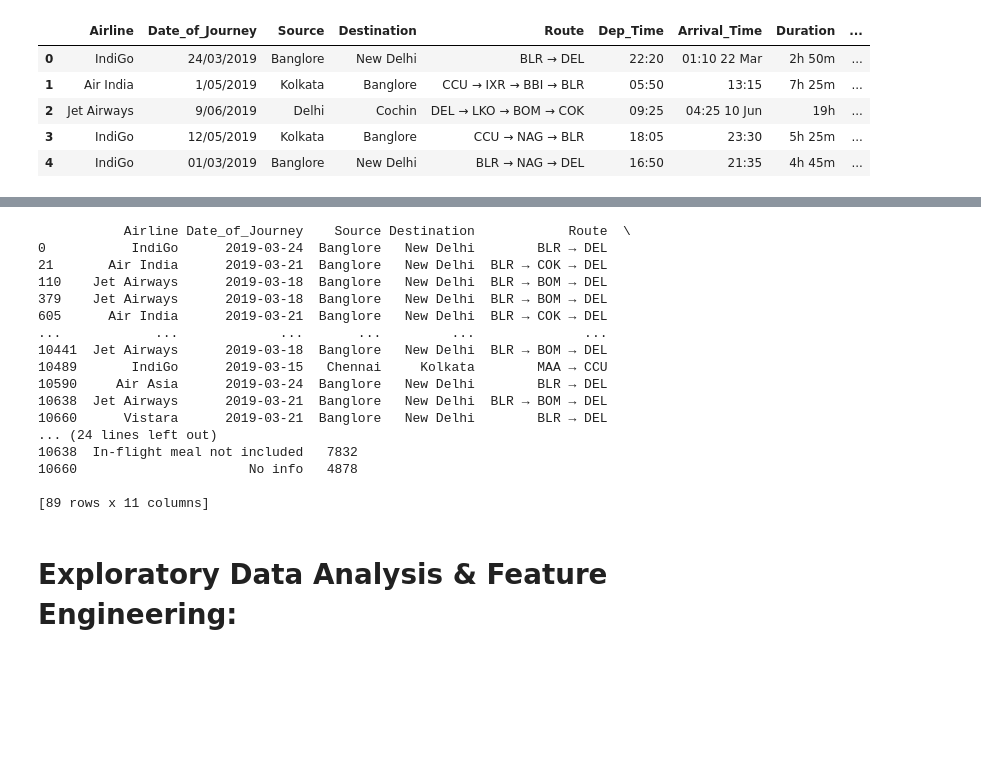
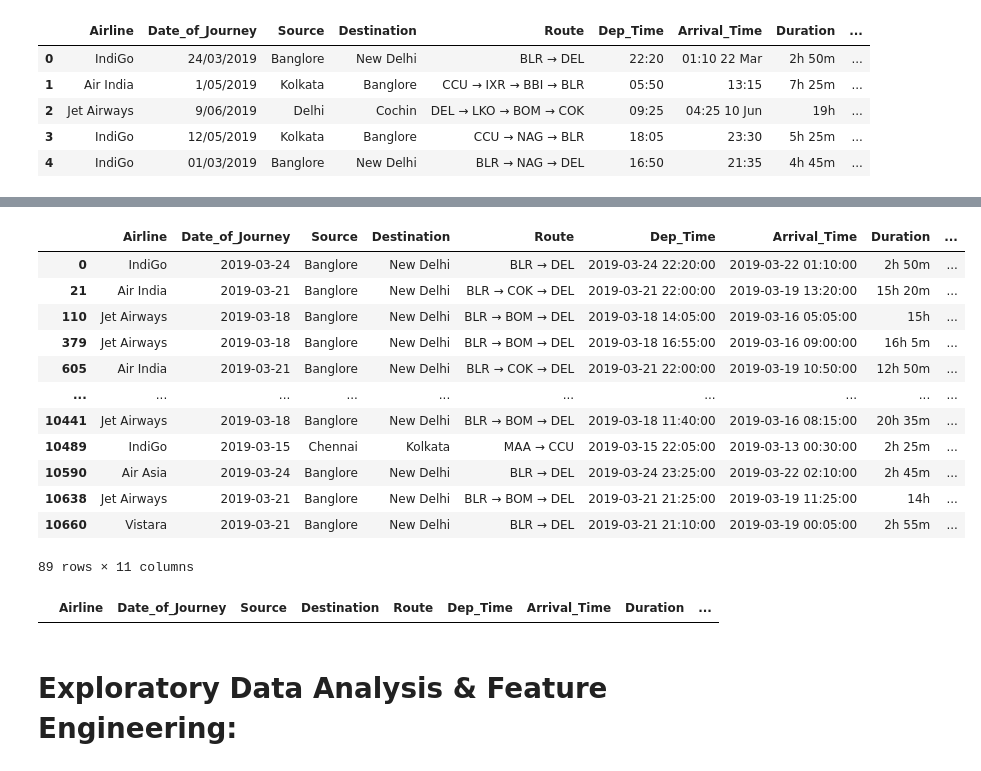
Before and after one commit to mehmetakifkoz/Flight-Ticket-Price-Predictor, a Jupyter notebook: FTTP.ipynb, the cells around one changed output, grey strips where cells are left out. Drawn from its saved outputs; the diff is of its cells as text; code cells hidden in the pictures; blank space fills up the shorter version.

```diff
--- a/FTTP.ipynb
+++ b/FTTP.ipynb
@@ -202,24 +145,0 @@ data.head()
-# %%
-# Filter records where Arrival_Time is earlier than Date_of_Journey
-records_with_wrong_time = data[data["Arrival_Time"] < data["Date_of_Journey"]]
-
-# Display the list of records with wrong Arrival_Time
-print(records_with_wrong_time)
-# %% [output]
-           Airline Date_of_Journey    Source Destination            Route  \
-0           IndiGo      2019-03-24  Banglore   New Delhi        BLR → DEL
-21       Air India      2019-03-21  Banglore   New Delhi  BLR → COK → DEL
-110    Jet Airways      2019-03-18  Banglore   New Delhi  BLR → BOM → DEL
-379    Jet Airways      2019-03-18  Banglore   New Delhi  BLR → BOM → DEL
-605      Air India      2019-03-21  Banglore   New Delhi  BLR → COK → DEL
-...            ...             ...       ...         ...              ...
-10441  Jet Airways      2019-03-18  Banglore   New Delhi  BLR → BOM → DEL
-10489       IndiGo      2019-03-15   Chennai     Kolkata        MAA → CCU
-10590     Air Asia      2019-03-24  Banglore   New Delhi        BLR → DEL
-10638  Jet Airways      2019-03-21  Banglore   New Delhi  BLR → BOM → DEL
-10660      Vistara      2019-03-21  Banglore   New Delhi        BLR → DEL
-... (24 lines left out)
-10638  In-flight meal not included   7832
-10660                      No info   4878
-
-[89 rows x 11 columns]
@@ -225,0 +193,16 @@ print(records_with_wrong_time)
+# %%
+data[data["Arrival_Time"] < data["Date_of_Journey"]]
+# %% [output]
+|  | Airline | Date_of_Journey | Source | Destination | Route | Dep_Time | Arrival_Time | Duration | ... |
+| 0 | IndiGo | 2019-03-24 | Banglore | New Delhi | BLR → DEL | 2019-03-24 22:20:00 | 2019-03-22 01:10:00 | 2h 50m | ... |
+| 21 | Air India | 2019-03-21 | Banglore | New Delhi | BLR → COK → DEL | 2019-03-21 22:00:00 | 2019-03-19 13:20:00 | 15h 20m | ... |
+| 110 | Jet Airways | 2019-03-18 | Banglore | New Delhi | BLR → BOM → DEL | 2019-03-18 14:05:00 | 2019-03-16 05:05:00 | 15h | ... |
+| 379 | Jet Airways | 2019-03-18 | Banglore | New Delhi | BLR → BOM → DEL | 2019-03-18 16:55:00 | 2019-03-16 09:00:00 | 16h 5m | ... |
+| 605 | Air India | 2019-03-21 | Banglore | New Delhi | BLR → COK → DEL | 2019-03-21 22:00:00 | 2019-03-19 10:50:00 | 12h 50m | ... |
+| ... | ... | ... | ... | ... | ... | ... | ... | ... | ... |
+| 10441 | Jet Airways | 2019-03-18 | Banglore | New Delhi | BLR → BOM → DEL | 2019-03-18 11:40:00 | 2019-03-16 08:15:00 | 20h 35m | ... |
+| 10489 | IndiGo | 2019-03-15 | Chennai | Kolkata | MAA → CCU | 2019-03-15 22:05:00 | 2019-03-13 00:30:00 | 2h 25m | ... |
+| 10590 | Air Asia | 2019-03-24 | Banglore | New Delhi | BLR → DEL | 2019-03-24 23:25:00 | 2019-03-22 02:10:00 | 2h 45m | ... |
+| 10638 | Jet Airways | 2019-03-21 | Banglore | New Delhi | BLR → BOM → DEL | 2019-03-21 21:25:00 | 2019-03-19 11:25:00 | 14h | ... |
+| 10660 | Vistara | 2019-03-21 | Banglore | New Delhi | BLR → DEL | 2019-03-21 21:10:00 | 2019-03-19 00:05:00 | 2h 55m | ... |
+89 rows × 11 columns
@@ -226,3 +218,7 @@ print(records_with_wrong_time)
+# %%
+data[data["Arrival_Time"] < data["Date_of_Journey"]]
+# %% [output]
+|  | Airline | Date_of_Journey | Source | Destination | Route | Dep_Time | Arrival_Time | Duration | ... |
 # %% [markdown]
 # Exploratory Data Analysis & Feature Engineering:
 # %% [markdown]
```
Also changed, not shown: parts of 9 cells of this notebook.
